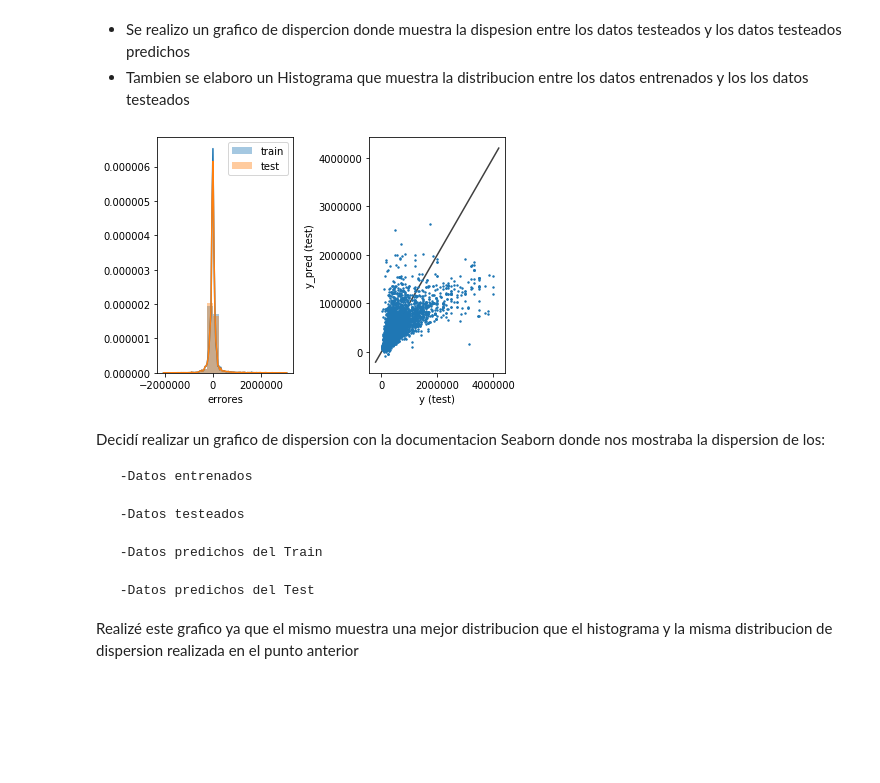
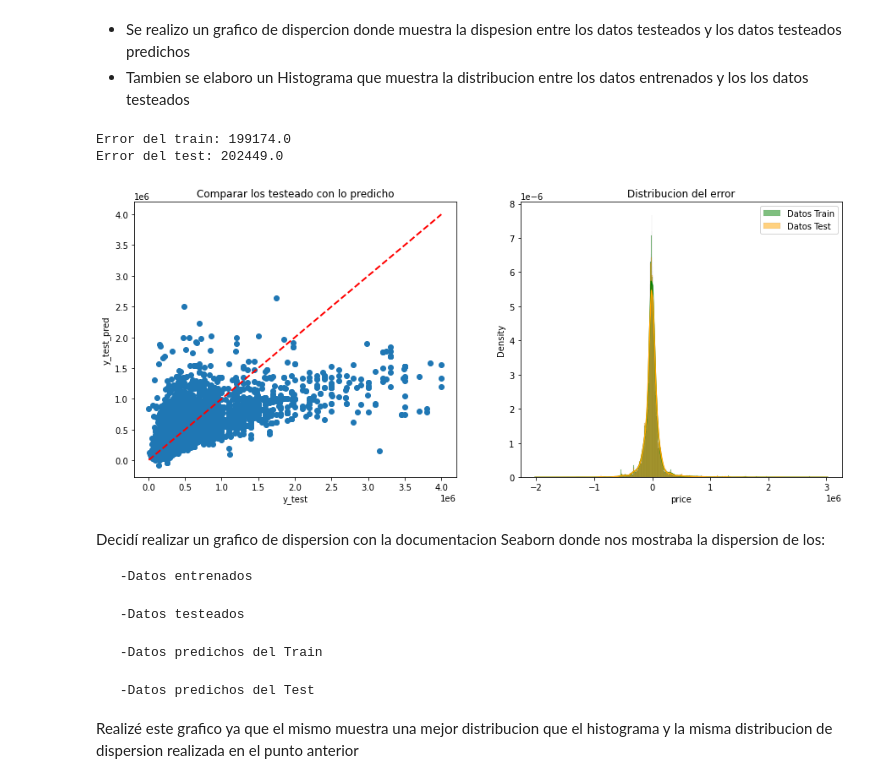
Before and after one commit to francoargn/Data_Science, a Jupyter notebook: DS_Proyecto_01.ipynb, the cells around one changed output. Drawn from its saved outputs; the diff is of its cells as text; code cells hidden in the pictures; blank space fills up the shorter version.

```diff
--- a/DS_Proyecto_01.ipynb
+++ b/DS_Proyecto_01.ipynb
@@ -476,29 +474,37 @@ Error en datos de test: 202449.36540361567
 # %% [markdown]
 - Se realizo un grafico de dispercion donde muestra la dispesion entre los datos testeados y los datos testeados predichos
 - Tambien se elaboro un Histograma que muestra la distribucion entre los datos entrenados y los los datos testeados
-# %%
-plt.subplot(1,2,1)
-sns.distplot(y_train-y_train_pred, bins = 20, label = 'train')
-sns.distplot(y_test - y_test_pred, bins = 20, label = 'test')
-plt.xlabel('errores')
-plt.legend()
-
-ax = plt.subplot(1,2,2)
-ax.scatter(y_test ,y_test_pred, s =2)
-
-lims = [
-np.min([ax.get_xlim(), ax.get_ylim()]),  # min of both axes
-np.max([ax.get_xlim(), ax.get_ylim()]),  # max of both axes]
-]
-
-ax.plot(lims, lims, 'k-', alpha=0.75, zorder=0)
-plt.xlabel('y (test)')
-plt.ylabel('y_pred (test)')
-
-plt.tight_layout()
-plt.show()
-# %% [output]
-[figure, removed]
+# %%
+plt.figure(figsize=(15,6))
+plt.subplot(1,2,1)
+plt.scatter(y_test,y_test_pred)
+
+plt.plot([y_test.min(), y_test.max()],
+         [y_test.min(),y_test.max()],
+         'r--',linewidth=2)
+
+
+plt.title('Comparar los testeado con lo predicho')
+plt.xlabel('y_test')
+plt.ylabel('y_test_pred')
+
+
+plt.subplot(1,2,2)
+sns.histplot(y_train-y_train_pred, kde=True,label='Datos Train',stat='density',color='green')
+sns.histplot(y_test-y_test_pred, kde=True,label='Datos Test',stat='density',color='orange')
+plt.title('Distribucion del error')
+plt.legend()
+
+MSE=mean_squared_error(y_train,y_train_pred,squared=False)
+MSE_test=mean_squared_error(y_test, y_test_pred, squared=False)
+print('Error del train:',MSE.round())
+print('Error del test:',MSE_test.round())
+
+plt.show()
+# %% [output]
+Error del train: 199174.0
+Error del test: 202449.0
+[figure, added]
 # %% [markdown]
 Decidí realizar un grafico de dispersion con la documentacion Seaborn donde nos mostraba la dispersion de los:
 
```
Also changed, not shown: parts of 24 cells of this notebook.
